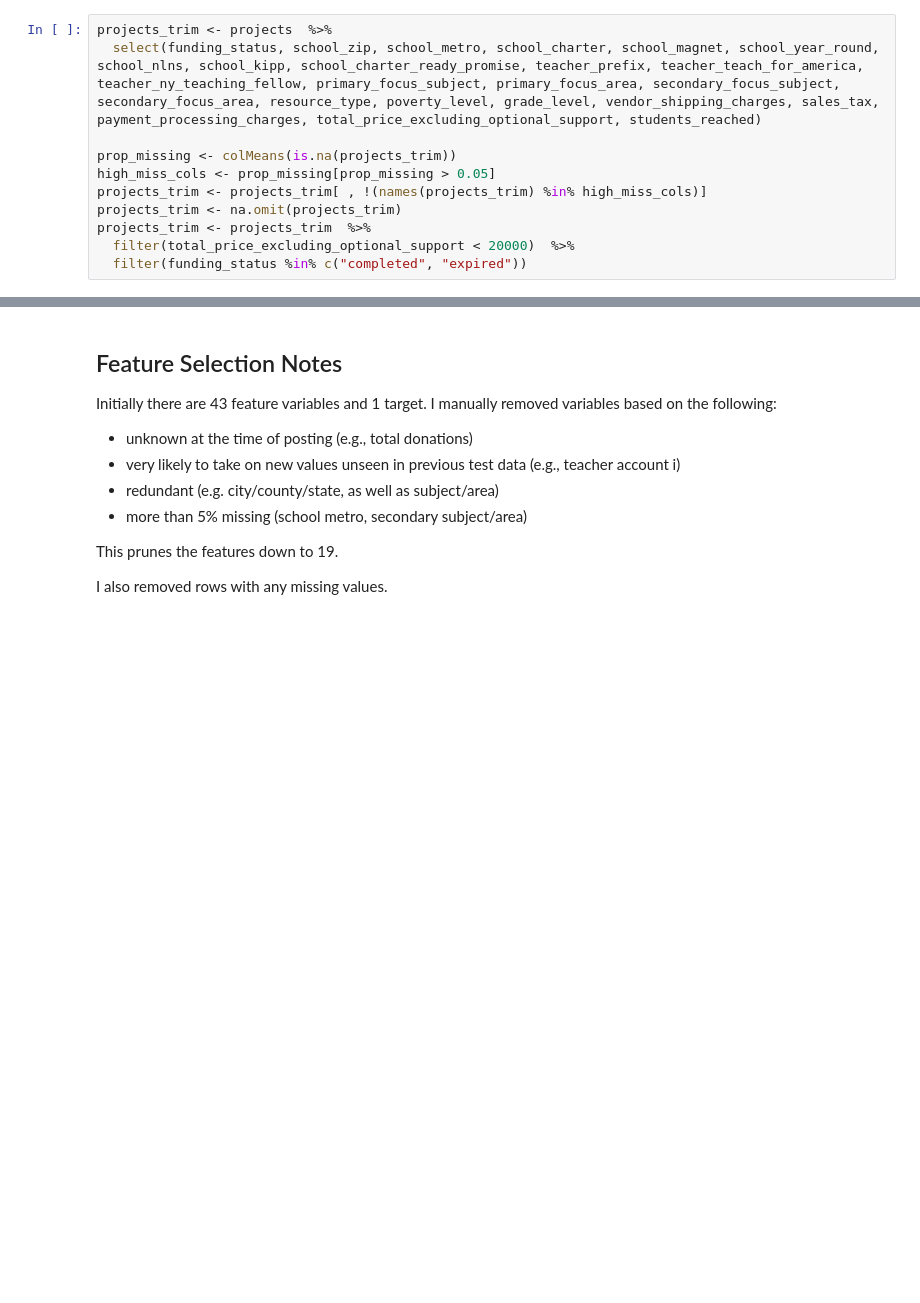
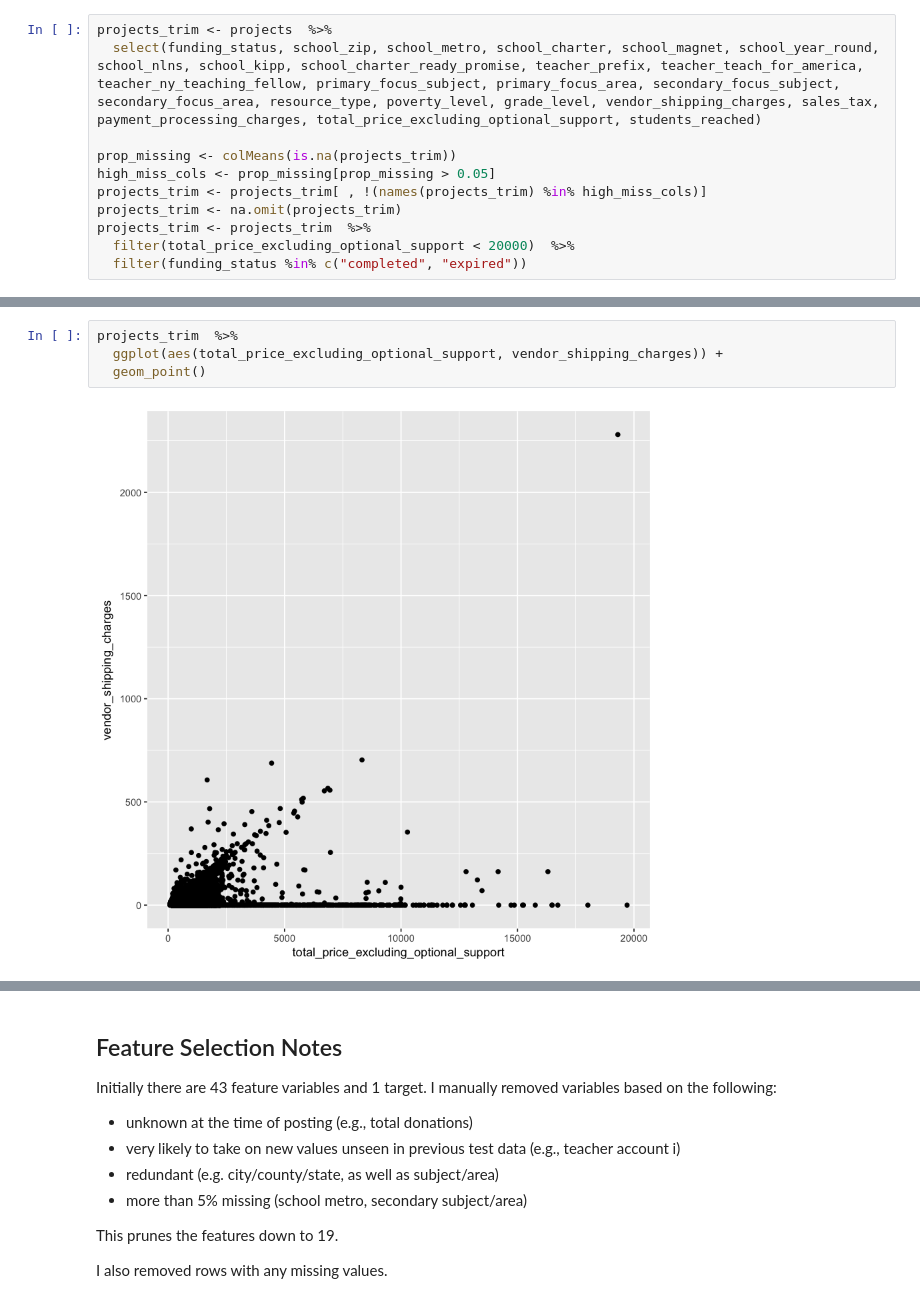
Before and after one commit to mattcbowers/oddscheck, a Jupyter notebook: notebooks/explore_projects_features.ipynb, the cells around one changed output, grey strips where cells are left out. Drawn from its saved outputs; the diff is of its cells as text; blank space fills up the shorter version.

```diff
--- a/notebooks/explore_projects_features.ipynb
+++ b/notebooks/explore_projects_features.ipynb
@@ -100,0 +104,6 @@ dim(projects_trim)
+# %%
+projects_trim  %>%
+  ggplot(aes(total_price_excluding_optional_support, vendor_shipping_charges)) +
+  geom_point()
+# %% [output]
+[figure, added]
```
Also changed, not shown: parts of 8 cells of this notebook, 1 other file.
